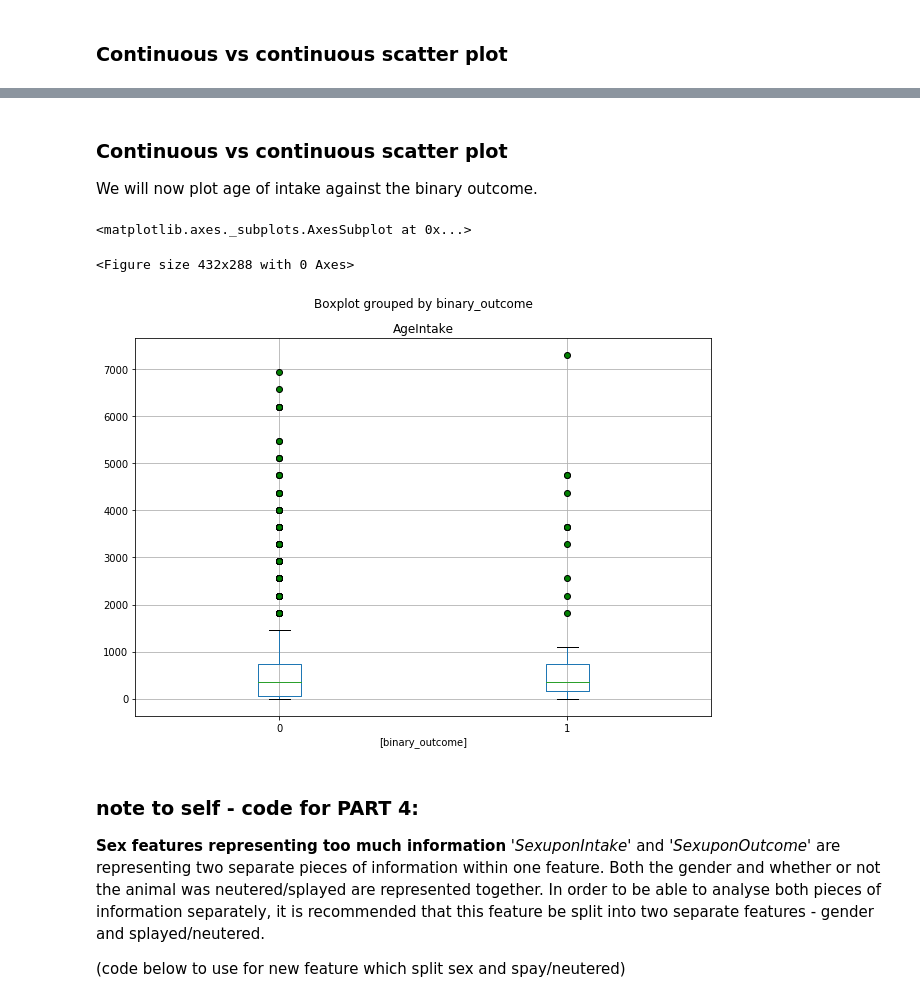
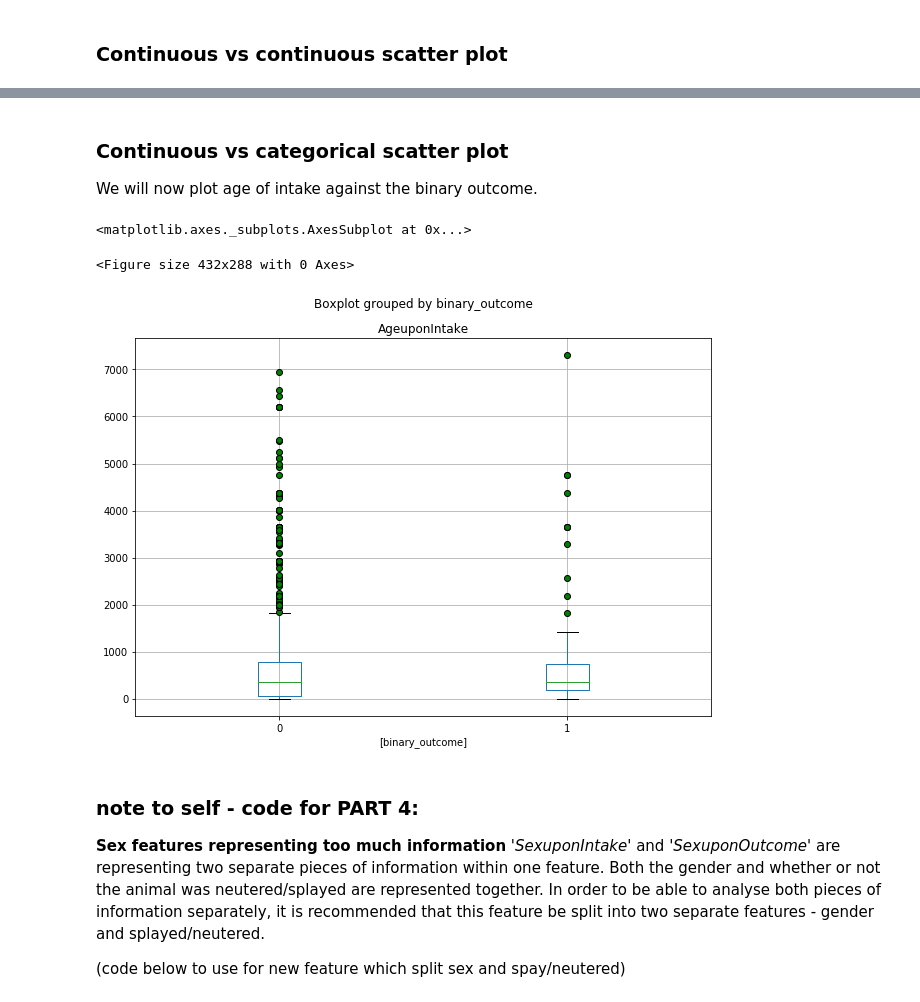
Before and after one commit to hbarrett100/Comp47350-data-analytics, a Jupyter notebook: homework1_2.ipynb, the cells around one changed output, grey strips where cells are left out. Cells and saved outputs as stored; diff of their text form; code cells hidden in the pictures.

Commit message:
edit logical integrity tests and age transformation. Add more graphs to part 3 and refactor code

```diff
--- a/homework1_2.ipynb
+++ b/homework1_2.ipynb
@@ -1370,0 +1488,2 @@ AgeOutcomeInDays (int64) |Minimum zero, Potential outliers |Leave as is; the min
+# %%
+df['Color_Intake']=color_df['firstcolor']
@@ -1700,41 +1623,0 @@ Bird     5
-# %%
-#Using code from the module lab
-SexuponIntake = pd.unique(df["SexuponIntake"].ravel())
-
-# add new column and set values to zero
-df['percent'] = 0
-
-#print header
-print("SexuponIntake")
-print("Index \t Count")
-
-# for each delinquency category
-for i in SexuponIntake:
-
-    count = df[df["SexuponIntake"] == i].count()['binary_outcome']
-    count_percentage = (1 / count) * 100
-
-    # print out index vs count
-    print(i, "\t", count)
-
-    index_list = df[df['SexuponIntake'] == i].index.tolist()
-    for ind in index_list:
-        df.loc[ind, 'percent'] = count_percentage
-
-group = df[['percent','SexuponIntake','binary_outcome']].groupby(['SexuponIntake','binary_outcome']).sum()
-
-my_plot = group.unstack().plot(kind='bar', stacked=True, title="Outcome vs Sex upon intake", figsize=(15,7), grid=True)
-
-# add legend
-red_patch = mpatches.Patch(color='orange', label='Negative outcome')
-blue_patch = mpatches.Patch(color='blue', label='Positive outcome')
-my_plot.legend(handles=[red_patch, blue_patch], frameon = True)
-
-# add gridlines
-plt.grid(b=True, which='major', color='#666666', linestyle='-')
-plt.minorticks_on()
-plt.grid(b=True, which='minor', color='#999999', linestyle='-', alpha=0.2)
-
-my_plot.set_xlabel("Sex upon intake")
-my_plot.set_ylabel("Outcome")
-my_plot.set_ylim([0,100])
@@ -1751,16 +1826,16 @@ Unknown          84
 # %% [markdown]
-### Continuous vs continuous scatter plot
+### Continuous vs categorical scatter plot
 
 We will now plot age of intake against the binary outcome.
 # %%
 plt.figure()
 flierprops = dict(marker='o', markerfacecolor='green', markersize=6,
                   linestyle='none')
-df.boxplot(column=['AgeIntake'], by=['binary_outcome'], flierprops=flierprops, figsize=(10,7))
+df.boxplot(column=['AgeuponIntake'], by=['binary_outcome'], flierprops=flierprops, figsize=(10,7))
 # %% [output]
 <matplotlib.axes._subplots.AxesSubplot at 0x...>
 <Figure size 432x288 with 0 Axes>
-[figure, old version]
+[figure, new version]
 # %% [markdown]
 ### note to self - code for PART 4:
 
```
Also changed, not shown: parts of 225 cells of this notebook, 8 other files.
